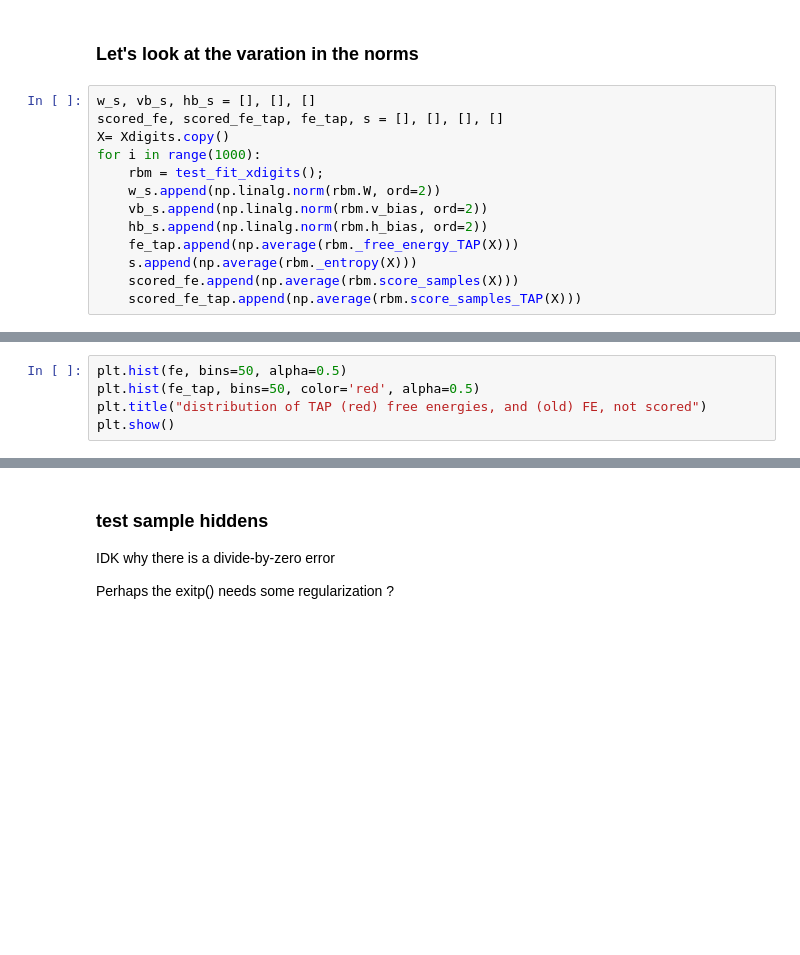
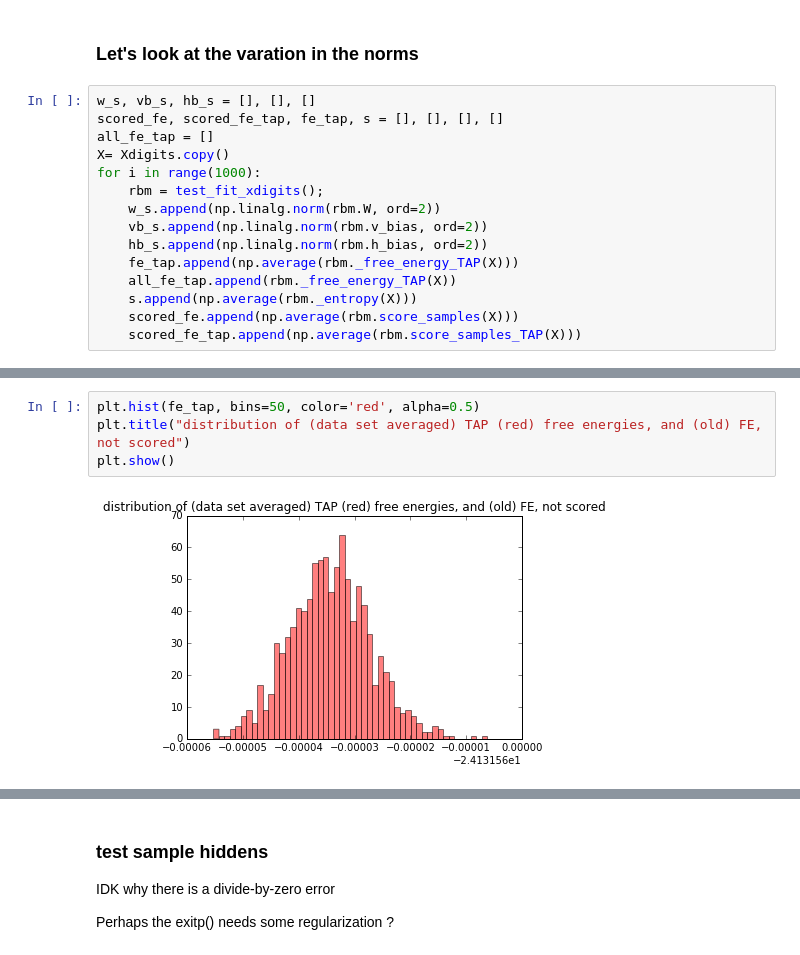
Before and after one commit to charlesmartin14/emf-rbm, a Jupyter notebook: EMF_RBM_Test.ipynb, the cells around one changed output, grey strips where cells are left out. Cells and saved outputs as stored; diff of their text form; blank space fills up the shorter version.

```diff
--- a/EMF_RBM_Test.ipynb
+++ b/EMF_RBM_Test.ipynb
@@ -923,6 +923,7 @@ rbm = test_fit_xdigits()
 # %%
 w_s, vb_s, hb_s = [], [], []
 scored_fe, scored_fe_tap, fe_tap, s = [], [], [], []
+all_fe_tap = []
 X= Xdigits.copy()
 for i in range(1000):
     rbm = test_fit_xdigits();
@@ -930,6 +931,7 @@ for i in range(1000):
     vb_s.append(np.linalg.norm(rbm.v_bias, ord=2))
     hb_s.append(np.linalg.norm(rbm.h_bias, ord=2))
     fe_tap.append(np.average(rbm._free_energy_TAP(X)))
+    all_fe_tap.append(rbm._free_energy_TAP(X))
     s.append(np.average(rbm._entropy(X)))
     scored_fe.append(np.average(rbm.score_samples(X)))
     scored_fe_tap.append(np.average(rbm.score_samples_TAP(X)))
@@ -947,7 +959,8 @@ plt.title("distribution of |h_bias|")
 # %%
-plt.hist(fe, bins=50, alpha=0.5)
 plt.hist(fe_tap, bins=50, color='red', alpha=0.5)
-plt.title("distribution of TAP (red) free energies, and (old) FE, not scored")
+plt.title("distribution of (data set averaged) TAP (red) free energies, and (old) FE, not scored")
 plt.show()
+# %% [output]
+[figure, added]
 # %%
 plt.hist(scored_fe_tap,bins=50, color='red', alpha=0.5);
```
Also changed, not shown: parts of 10 cells of this notebook.
